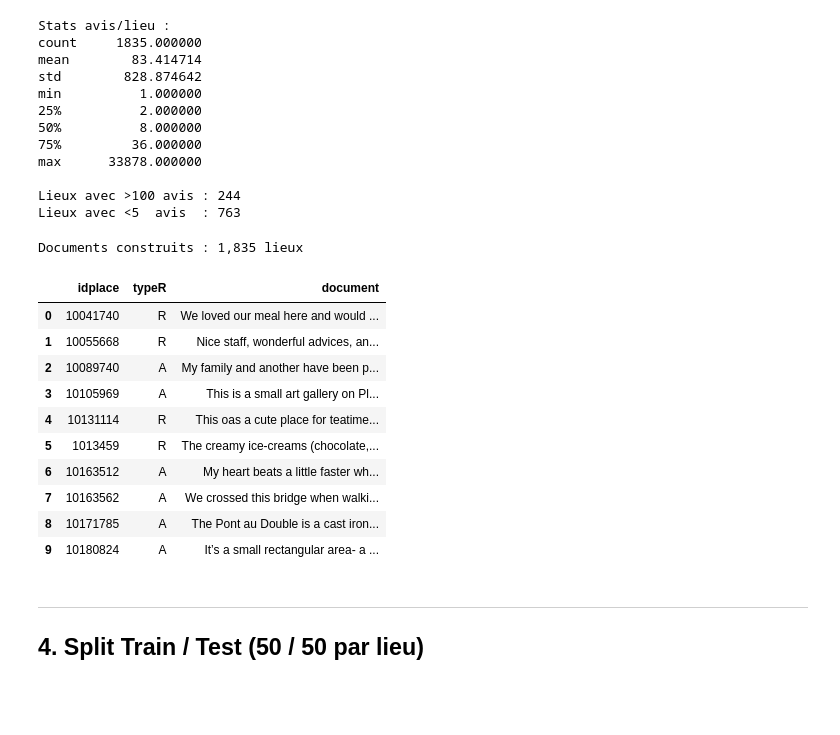
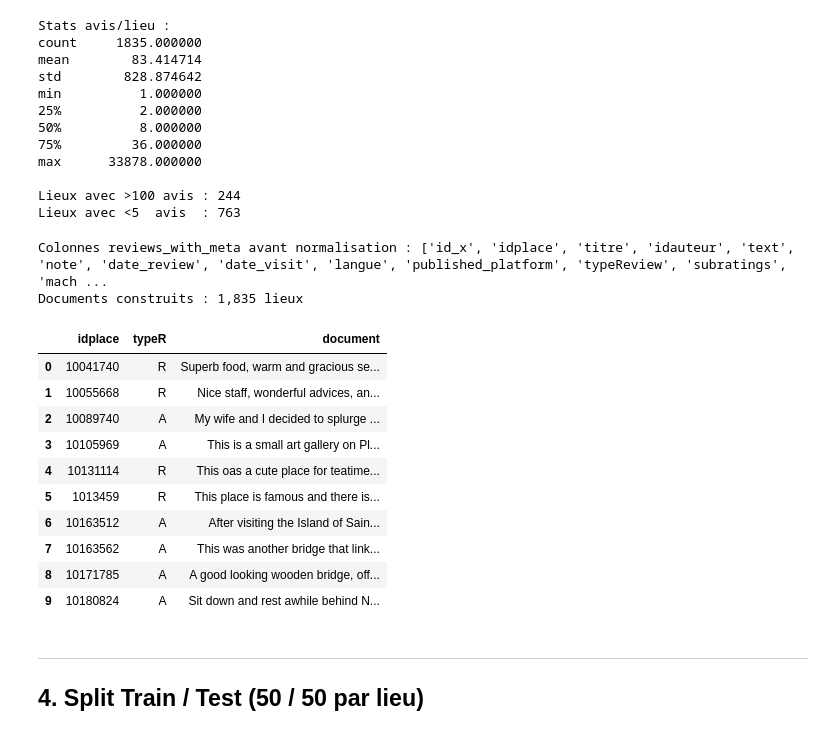
Before and after one commit to Freekax/IR-NPL_Project1, a Jupyter notebook: tripadvisor_ir_system.ipynb, the cells around one changed output. Drawn from its saved outputs; the diff is of its cells as text; code cells hidden in the pictures; blank space fills up the shorter version.

```diff
--- a/tripadvisor_ir_system.ipynb
+++ b/tripadvisor_ir_system.ipynb
@@ -50,7 +59,7 @@ nltk.download('stopwords', quiet=True)
 # ─── Configuration ───────────────────────────────────────────────────────────
 RANDOM_SEED       = 42
 # absolute data path (hardcoded since search failed)
-data_dir = Path(r"c:\Users\axell\OneDrive\Documents\Sup\S2\IR&NLP\IR-NPL_Project1\TripAdvisorTrainingDataProject1")
+data_dir = Path(r"C:\Users\axell\OneDrive\Bureau\Sup\A4\S2\IR&NLP\IR-NPL_Project1")
 if not data_dir.exists():
     raise FileNotFoundError(f"Data directory not found at {data_dir}")
 
@@ -203,26 +204,18 @@ Lieux avec <5  avis  : 763
 # %%
 # ─── 3.2 Stratégie CAP — garder MAX_REVIEWS_PLACE avis par lieu ──────────────
 def strategy_cap(df: pd.DataFrame, max_reviews: int, seed: int = 42) -> pd.DataFrame:
-    """
-    Pour chaque lieu, échantillonne aléatoirement jusqu'à `max_reviews` avis.
-    Avantage  : simple, préserve la diversité des avis.
-    Limite    : perd de l'information pour les lieux très populaires.
-    """
+
     return (
-        df.groupby('idplace', group_keys=False)
-          .apply(lambda g: g.sample(min(len(g), max_reviews), random_state=seed))
+        df.sample(frac=1, random_state=seed)
+          .groupby('idplace')
+          .head(max_reviews)
           .reset_index(drop=True)
     )
 
 
 # ─── 3.3 Stratégie TF-IDF — top N mots représentatifs ────────────────────────
 def strategy_tfidf_keywords(df: pd.DataFrame, top_n: int = 100) -> pd.DataFrame:
-    """
-    Concatène tous les avis d'un lieu, puis extrait les `top_n` mots
-    TF-IDF les plus représentatifs pour créer un pseudo-document.
-    Avantage  : représentation dense et discriminante.
-    Limite    : perte du signal de fréquence et du contexte.
-    """
+
     place_docs = df.groupby('idplace')['text'].apply(lambda t: ' '.join(t)).reset_index()
     place_docs.columns = ['idplace', 'full_text']
 
@@ -237,43 +230,48 @@ def strategy_tfidf_keywords(df: pd.DataFrame, top_n: int = 100) -> pd.DataFrame:
         keywords = ' '.join(feature_names[top_idx])
         keyword_docs.append({'idplace': place_docs.iloc[i]['idplace'], 'text': keywords})
 
     return pd.DataFrame(keyword_docs)
 
 
 # ─── 3.4 Application de la stratégie choisie ─────────────────────────────────
+print('Colonnes reviews_with_meta avant normalisation :', reviews_with_meta.columns.tolist())
+if 'idplace' not in reviews_with_meta.columns:
+    raise KeyError(f"'idplace' introuvable dans reviews_with_meta, colonnes = {reviews_with_meta.columns.tolist()}")
+
 if STRATEGY == 'cap':
     reviews_balanced = strategy_cap(reviews_with_meta, MAX_REVIEWS_PLACE, RANDOM_SEED)
     # Concaténer les avis par lieu pour former un document
     place_documents = (
         reviews_balanced
         .groupby('idplace')['text']
         .apply(lambda t: ' '.join(t.astype(str)))
         .reset_index()
         .rename(columns={'text': 'document'})
     )
 elif STRATEGY == 'tfidf':
     tfidf_df = strategy_tfidf_keywords(reviews_with_meta, TOP_TFIDF_WORDS)
     place_documents = tfidf_df.rename(columns={'text': 'document'})
 else:
     raise ValueError(f'Stratégie inconnue : {STRATEGY}')
 
 # Joindre les métadonnées
 place_documents = place_documents.merge(places, left_on='idplace', right_on='id', how='inner')
 print(f'Documents construits : {len(place_documents):,} lieux')
 place_documents[['idplace', 'typeR', 'document']].head(10)
 # %% [output]
+Colonnes reviews_with_meta avant normalisation : ['id_x', 'idplace', 'titre', 'idauteur', 'text', 'note', 'date_review', 'date_visit', 'langue', 'published_platform', 'typeReview', 'subratings', 'mach ...
 Documents construits : 1,835 lieux
 |  | idplace | typeR | document |
-| 0 | 10041740 | R | We loved our meal here and would ... |
+| 0 | 10041740 | R | Superb food, warm and gracious se... |
 | 1 | 10055668 | R | Nice staff, wonderful advices, an... |
-| 2 | 10089740 | A | My family and another have been p... |
+| 2 | 10089740 | A | My wife and I decided to splurge ... |
 | 3 | 10105969 | A | This is a small art gallery on Pl... |
 | 4 | 10131114 | R | This oas a cute place for teatime... |
-| 5 | 1013459 | R | The creamy ice-creams (chocolate,... |
-| 6 | 10163512 | A | My heart beats a little faster wh... |
-| 7 | 10163562 | A | We crossed this bridge when walki... |
-| 8 | 10171785 | A | The Pont au Double is a cast iron... |
-| 9 | 10180824 | A | It’s a small rectangular area- a ... |
+| 5 | 1013459 | R | This place is famous and there is... |
+| 6 | 10163512 | A | After visiting the Island of Sain... |
+| 7 | 10163562 | A | This was another bridge that link... |
+| 8 | 10171785 | A | A good looking wooden bridge, off... |
+| 9 | 10180824 | A | Sit down and rest awhile behind N... |
 # %% [markdown]
 ---
 ## 4. Split Train / Test (50 / 50 par lieu)
```
Also changed, not shown: parts of 28 cells of this notebook, 1 other file.
